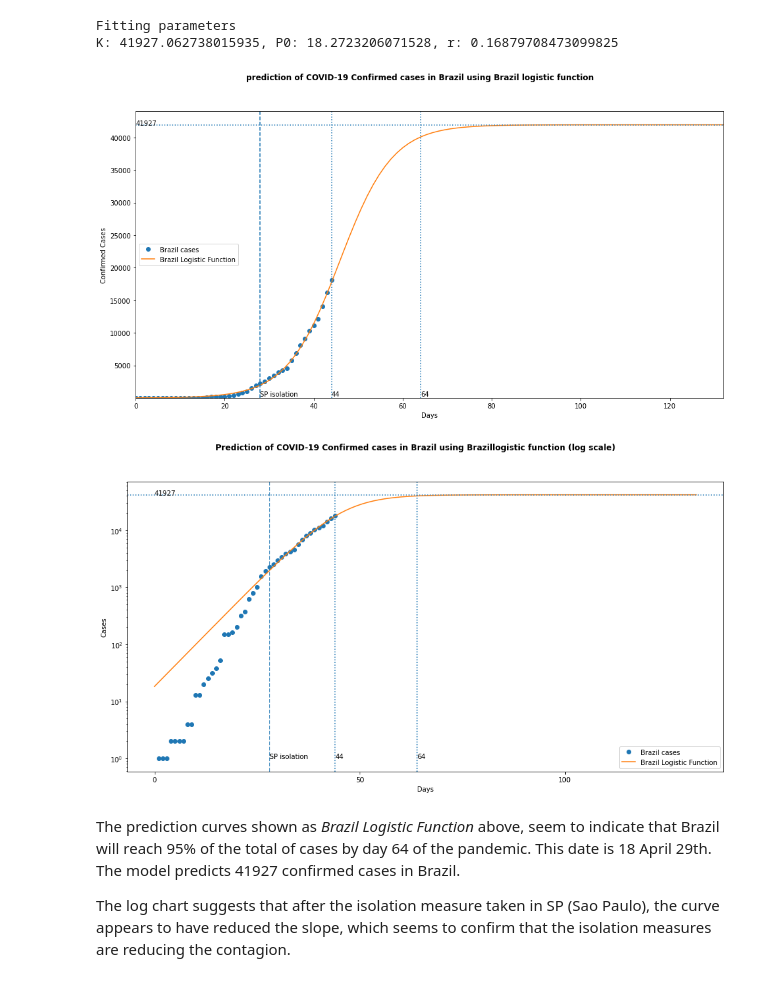
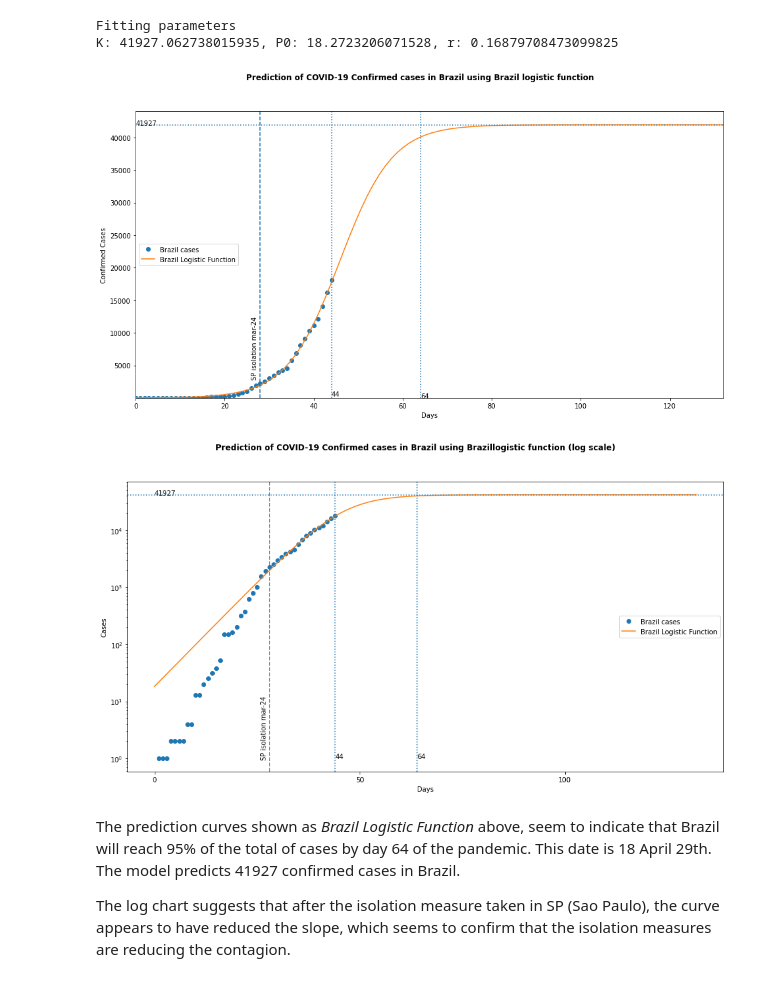
Before and after one commit to lozass/covid-19-analysis, a Jupyter notebook: Covid-19-analysis.ipynb, the cells around one changed output. Saved outputs shown, nothing was run; the diff lists cells and outputs as text; code cells hidden in the pictures.

```diff
--- a/Covid-19-analysis.ipynb
+++ b/Covid-19-analysis.ipynb
@@ -552,7 +552,7 @@ fig = pl.figure(figsize=(16, 8))
 ax = pl.axes()
 
 # main graph captions
-pl.suptitle("prediction of COVID-19 Confirmed cases in "+country_to_predict+ " using "+ model_country + " logistic function", fontweight="bold")
+pl.suptitle("Prediction of COVID-19 Confirmed cases in "+country_to_predict+ " using "+ model_country + " logistic function", fontweight="bold")
 pl.ylabel('Confirmed Cases')
 pl.xlabel('Days')
 
@@ -578,41 +578,41 @@ pl.axvline(x=xx[day95pc], ls=':')
 ax.annotate(str("%.0f" % round(yy[-1], 0)),xy=(0, yy[-1]))
 pl.axvline(x=lastdatapointday, ls=':')
 ax.annotate(str("%.0f" % lastdatapointday), xy=(lastdatapointday,250))
-ax.annotate(str("%.0f" % xx[day95pc]), xy=(xx[day95pc],250))
-ax.annotate("SP isolation", xy=(lockdownday,250))
+ax.annotate(str("%.0f" % xx[day95pc]), xy=(xx[day95pc],25))
+ax.annotate("SP isolation mar-24", xy=(lockdownday-2,3000), rotation=90)
 pl.axvline(x=lockdownday, ls='--')
 
 # Any results you write to the current directory are saved as output.
 pl.savefig("graph.png")
 # %% [output]
-[figure, old version]
+[figure, new version]
 # %%
 # init main graph
 fig = pl.figure(figsize=(16, 8))
 ax = pl.axes()
 
 # main graph captions
 pl.suptitle("Prediction of COVID-19 Confirmed cases in "+country_to_predict+" using "+model_country+"logistic function (log scale)", fontweight="bold")
 pl.ylabel('Cases')
 pl.xlabel('Days')
 
 pl.yscale('Log')
 pl.locator_params(axis='x',tight=True, nbins=5)
 pl.plot(x_values, y_values,'o', label=country_to_predict+' cases')
 pl.plot(xx, yy, label=model_country+" Logistic Function")
-pl.legend(loc='lower right')
+pl.legend(loc='center right')
 pl.axhline(y=yy[-1], ls=':',)
 pl.axvline(x=xx[day95pc], ls=':')
 ax.annotate(str("%.0f" % round(yy[-1], 0)),xy=(0, yy[-1]))
 pl.axvline(x=lastdatapointday, ls=':')
 ax.annotate(str("%.0f" % lastdatapointday), xy=(lastdatapointday,1))
 ax.annotate(str("%.0f" % xx[day95pc]), xy=(xx[day95pc],1))
-ax.annotate("SP isolation", xy=(lockdownday,1))
+ax.annotate("SP isolation mar-24", xy=(lockdownday-2,1), rotation=90)
 pl.axvline(x=lockdownday, ls='--')
 # Any results you write to the current directory are saved as output.
 pl.savefig("graph_log.png")
 # %% [output]
-[figure, old version]
+[figure, new version]
 # %% [markdown]
 The prediction curves shown as *Brazil Logistic Function* above, seem to indicate that Brazil will reach 95% of the total of cases by day 64 of the pandemic. This date is 18 April 29th. The model predicts 41927 confirmed cases in Brazil.
 
```
